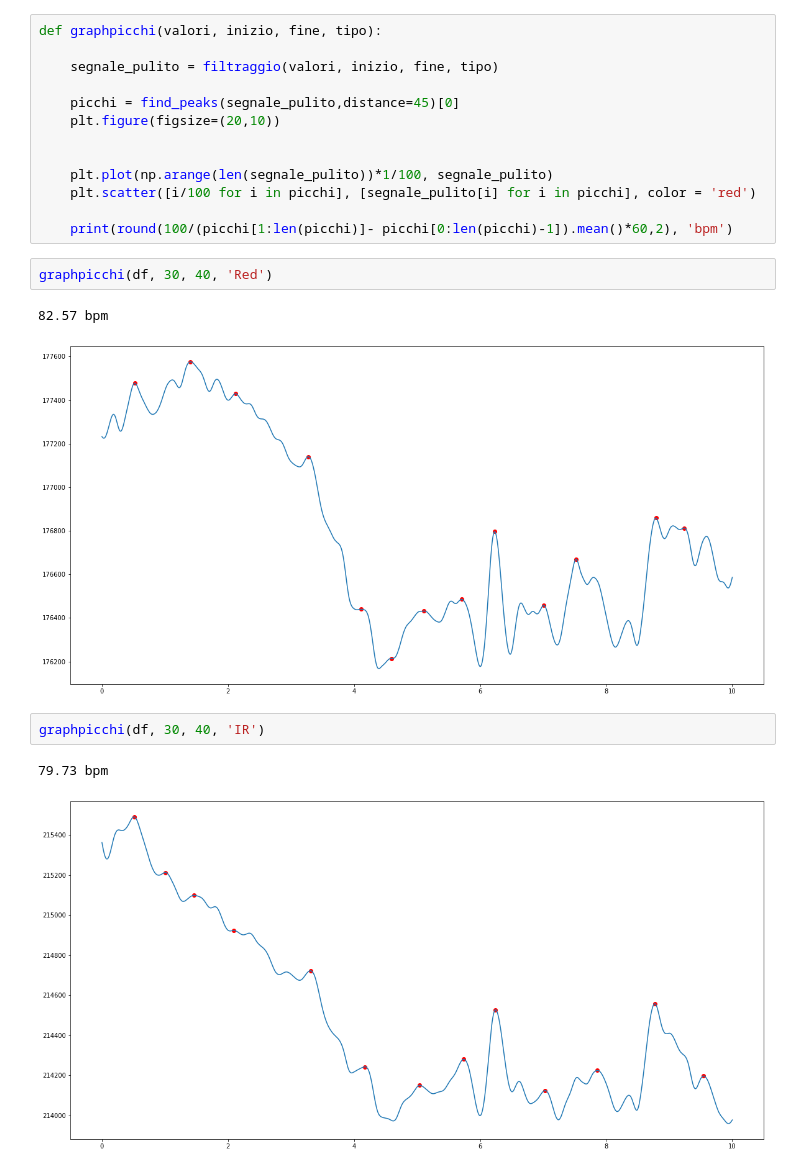
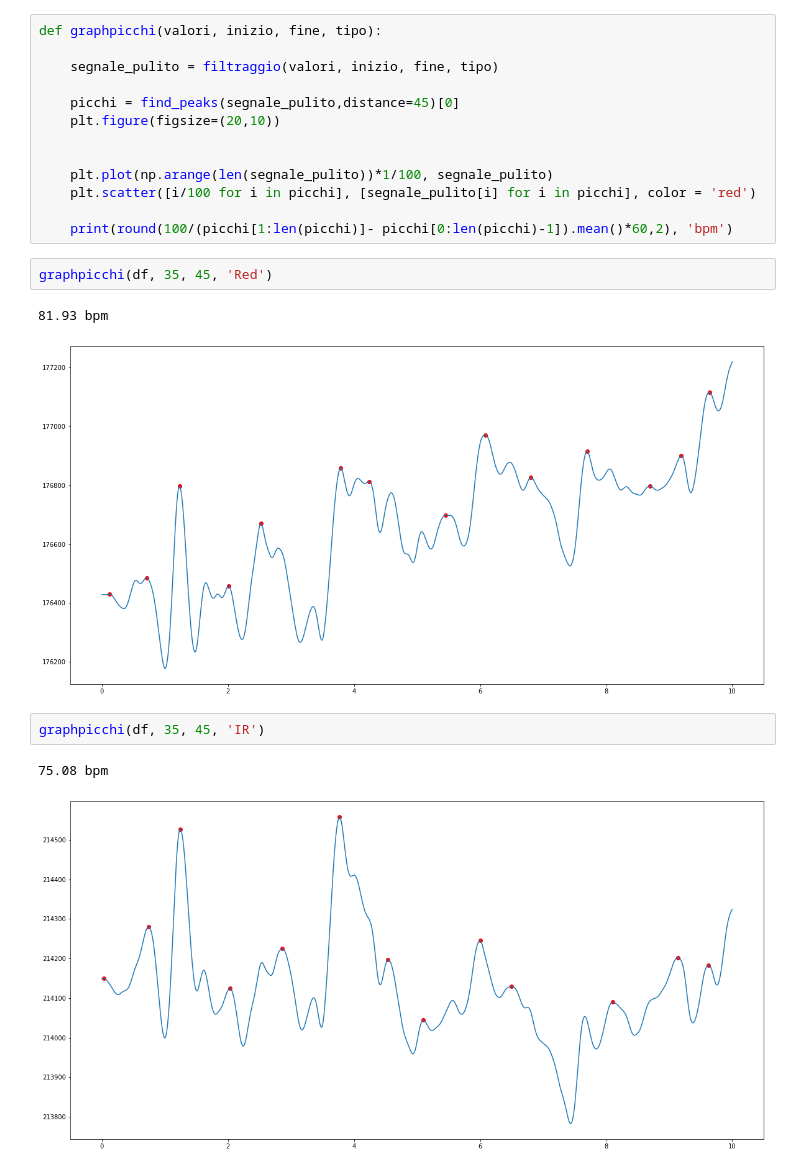
Before and after one commit to 221eSmact/PPG-p2, a Jupyter notebook: code/report.ipynb, the cells around one changed output. Drawn from its saved outputs; the diff is of its cells as text.

```diff
--- a/code/report.ipynb
+++ b/code/report.ipynb
@@ -89,12 +105,12 @@ def graphpicchi(valori, inizio, fine, tipo):
 
     print(round(100/(picchi[1:len(picchi)]- picchi[0:len(picchi)-1]).mean()*60,2), 'bpm')
 # %%
-graphpicchi(df, 30, 40, 'Red')
+graphpicchi(df, 35, 45, 'Red')
 # %% [output]
-82.57 bpm
+81.93 bpm
-[figure, old version]
+[figure, new version]
 # %%
-graphpicchi(df, 30, 40, 'IR')
+graphpicchi(df, 35, 45, 'IR')
 # %% [output]
-79.73 bpm
+75.08 bpm
-[figure, old version]
+[figure, new version]
```
Also changed, not shown: parts of 1 cell of this notebook.
